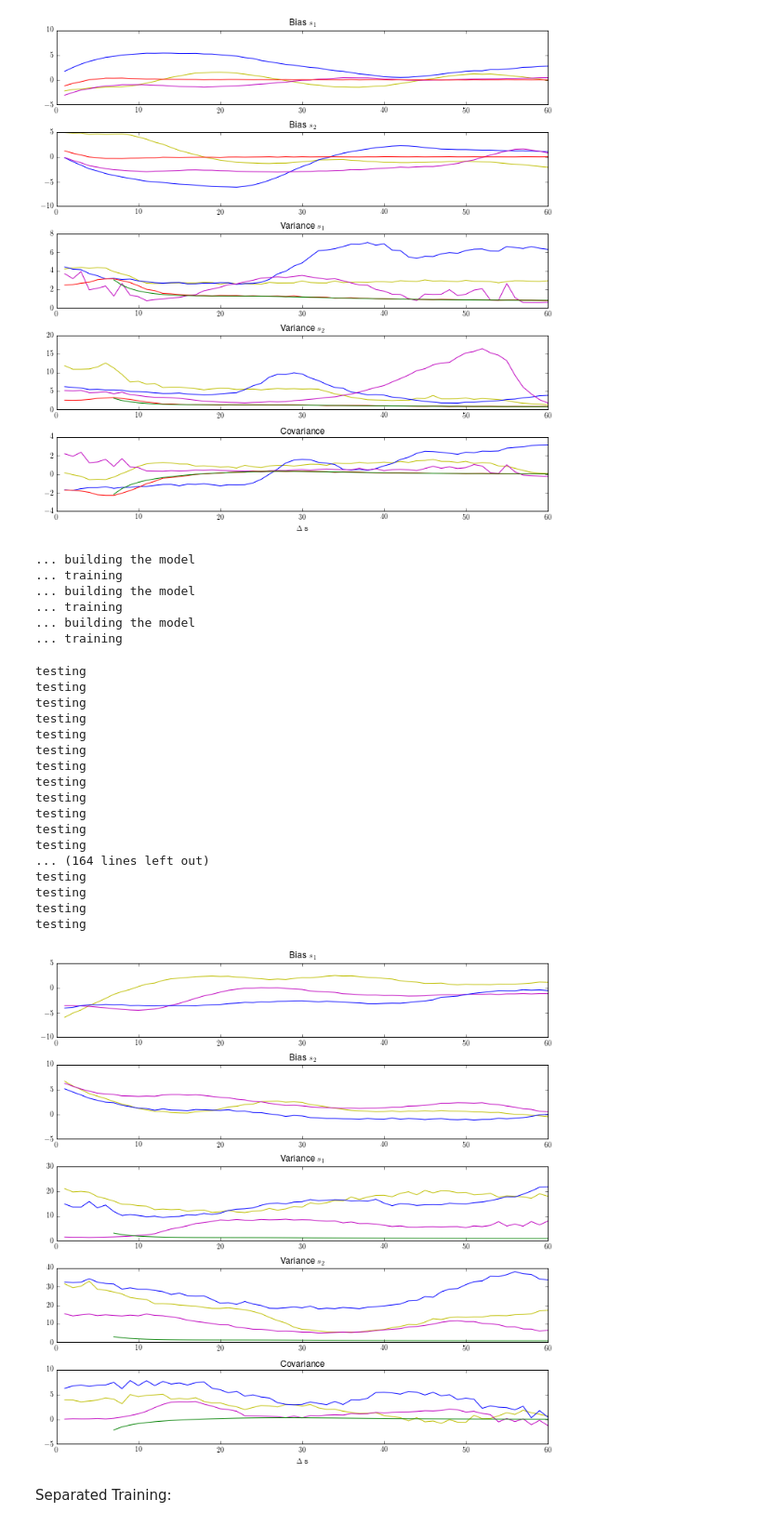
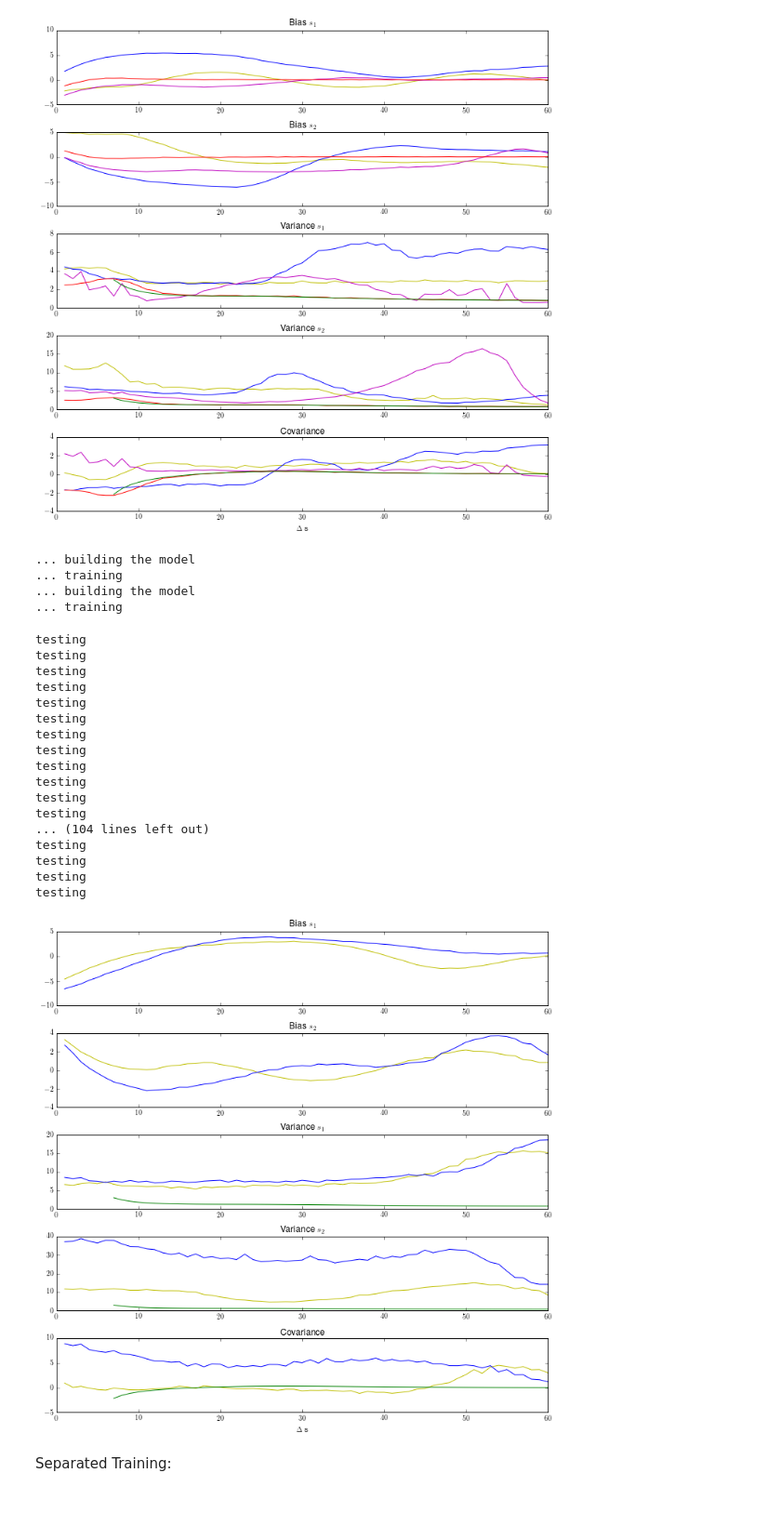
Before and after one commit to NYUMaLab/Divisive_Normalization_Project, a Jupyter notebook: Code/Demixing/Demixing DNN_Full.ipynb, the cells around one changed output. Shown at 93% size. Saved outputs shown, nothing was run; the diff lists cells and outputs as text; code cells hidden in the pictures.

Commit message:
Revert "momentum"
This reverts commit 057db5aacb0479c5ec408bdafd5f47d0c8e46642.

```diff
--- a/Code/Demixing/Demixing DNN_Full.ipynb
+++ b/Code/Demixing/Demixing DNN_Full.ipynb
@@ -1337,15 +1273,12 @@ plt.tight_layout()
 # %%
 train_data_1 = generate_trainset(20000)
 nn_rms, nnx_rms = train_nn(train_data_1, n_hidden=20, learning_rate=.001, n_epochs=100, RMSProp=True)
-nn_rms_m, nnx_rms_m = train_nn(train_data_1, n_hidden=20, learning_rate=.001, n_epochs=100, RMSProp=True, momentum=0.9)
 nn_plain, nnx_plain = train_nn(train_data_1, n_hidden=20, learning_rate=.001, n_epochs=100)
 # %% [output]
 ... building the model
 ... training
 ... building the model
 ... training
-... building the model
-... training
 # %%
 s1 = -30
 num_deltas = 60
@@ -1358,15 +1291,6 @@ var_s1_nn_rms = [None] * num_deltas
 var_s2_nn_rms = [None] * num_deltas
 corr_nn_rms = [None] * num_deltas
 cov_nn_rms = [None] * num_deltas
-
-mean_s1_nn_rms_m = [None] * num_deltas
-mean_s2_nn_rms_m = [None] * num_deltas
-bias_s1_nn_rms_m = [None] * num_deltas
-bias_s2_nn_rms_m = [None] * num_deltas
-var_s1_nn_rms_m = [None] * num_deltas
-var_s2_nn_rms_m = [None] * num_deltas
-corr_nn_rms_m = [None] * num_deltas
-cov_nn_rms_m = [None] * num_deltas
 
 mean_s1_nn_plain = [None] * num_deltas
 mean_s2_nn_plain = [None] * num_deltas
@@ -1384,15 +1308,12 @@ corr_fisher = [None] * num_deltas
 for delta_s in range(num_deltas):
     test_data = generate_s_data(s1, s1 + delta_s, 3000)
     nn_preds_rms, _ = test_nn(nn_rms, nnx_rms, test_data)
-    nn_preds_rms_m, _ = test_nn(nn_rms_m, nnx_rms_m, test_data)
     nn_preds_plain, _ = test_nn(nn_plain, nnx_plain, test_data)
 
     nn_preds_rms = nn_preds_rms.T * 90
-    nn_preds_rms_m = nn_preds_rms_m.T * 90
     nn_preds_plain = nn_preds_plain.T * 90
 
     nn_stats_rms = get_statistics(s1, s1 + delta_s, nn_preds_rms)
-    nn_stats_rms_m = get_statistics(s1, s1 + delta_s, nn_preds_rms_m)
     nn_stats_plain = get_statistics(s1, s1 + delta_s, nn_preds_plain)
 
     if delta_s > 0:
@@ -1410,15 +1331,6 @@ for delta_s in range(num_deltas):
     corr_nn_rms[delta_s] = nn_stats_rms['corr']
     cov_nn_rms[delta_s] = nn_stats_rms['cov']
 
-    mean_s1_nn_rms_m[delta_s] = nn_stats_rms_m['mean_s1']
-    mean_s2_nn_rms_m[delta_s] = nn_stats_rms_m['mean_s2']
-    bias_s1_nn_rms_m[delta_s] = nn_stats_rms_m['bias_s1']
-    bias_s2_nn_rms_m[delta_s] = nn_stats_rms_m['bias_s2']
-    var_s1_nn_rms_m[delta_s] = nn_stats_rms_m['var_s1']
-    var_s2_nn_rms_m[delta_s] = nn_stats_rms_m['var_s2']
-    corr_nn_rms_m[delta_s] = nn_stats_rms_m['corr']
-    cov_nn_rms_m[delta_s] = nn_stats_rms_m['cov']
-
     mean_s1_nn_plain[delta_s] = nn_stats_plain['mean_s1']
     mean_s2_nn_plain[delta_s] = nn_stats_plain['mean_s2']
     bias_s1_nn_plain[delta_s] = nn_stats_plain['bias_s1']
@@ -1440,51 +1352,45 @@ testing
 testing
 testing
 testing
-... (164 lines left out)
+... (104 lines left out)
 testing
 testing
 testing
 testing
 # %%
 f, (ax1, ax2, ax3, ax4, ax5) = plt.subplots(5)
-#RMS
+#20000
 ax1.plot(range(1, 61), bias_s1_nn_rms, c='y', label='NN')
 ax2.plot(range(1, 61), bias_s2_nn_rms, c='y', label='NN')
 ax3.plot(range(1, 61), var_s1_nn_rms, c='y', label='NN')
 ax4.plot(range(1, 61), var_s2_nn_rms, c='y', label='NN')
 ax5.plot(range(1, 61), cov_nn_rms, c='y', label='NN')
-#RMS with momentum
-ax1.plot(range(1, 61), bias_s1_nn_rms_m, c='m', label='NN')
-ax2.plot(range(1, 61), bias_s2_nn_rms_m, c='m', label='NN')
-ax3.plot(range(1, 61), var_s1_nn_rms_m, c='m', label='NN')
-ax4.plot(range(1, 61), var_s2_nn_rms_m, c='m', label='NN')
-ax5.plot(range(1, 61), cov_nn_rms_m, c='m', label='NN')
-#Plain
+#60000
 ax1.plot(range(1, 61), bias_s1_nn_plain, c='b', label='NN')
 ax2.plot(range(1, 61), bias_s2_nn_plain, c='b', label='NN')
 ax3.plot(range(1, 61), var_s1_nn_plain, c='b', label='NN')
 ax4.plot(range(1, 61), var_s2_nn_plain, c='b', label='NN')
 ax5.plot(range(1, 61), cov_nn_plain, c='b', label='NN')
 #Fisher information in green
 ax3.plot(range(7, 61), var_s1_fisher[6:60], c='g', label='Fisher')
 ax4.plot(range(7, 61), var_s2_fisher[6:60], c='g', label='Fisher')
 ax5.plot(range(7, 61), cov_fisher[6:60], c='g', label='Fisher')
 ax1.locator_params(axis = 'y', nbins = 4)
 ax2.locator_params(axis = 'y', nbins = 4)
 ax3.locator_params(axis = 'y', nbins = 4)
 ax4.locator_params(axis = 'y', nbins = 4)
 ax5.locator_params(axis = 'y', nbins = 4)
 #ax1.legend()
 ax1.set_title("Bias $s_1$")
 ax2.set_title("Bias $s_2$")
 ax3.set_title(r'Variance $s_1$')
 ax4.set_title(r'Variance $s_2$')
 ax5.set_title('Covariance')
 ax5.set_xlabel(r'$\Delta$ s')
 f.set_size_inches(10,10)
 plt.tight_layout()
 # %% [output]
-[figure, old version]
+[figure, new version]
 # %% [markdown]
 
 
```
Also changed, not shown: parts of 1 cell of this notebook.
